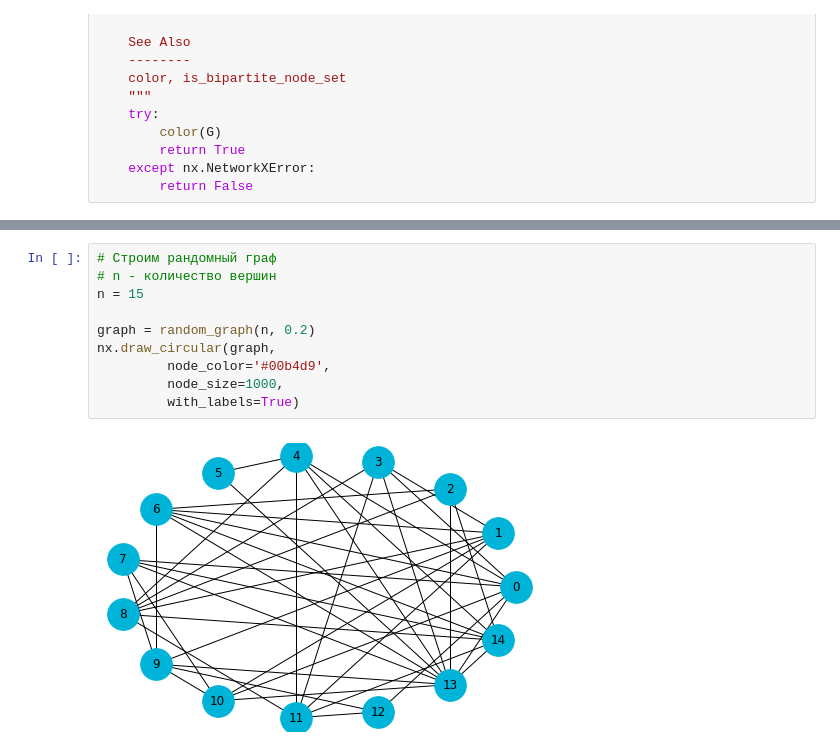
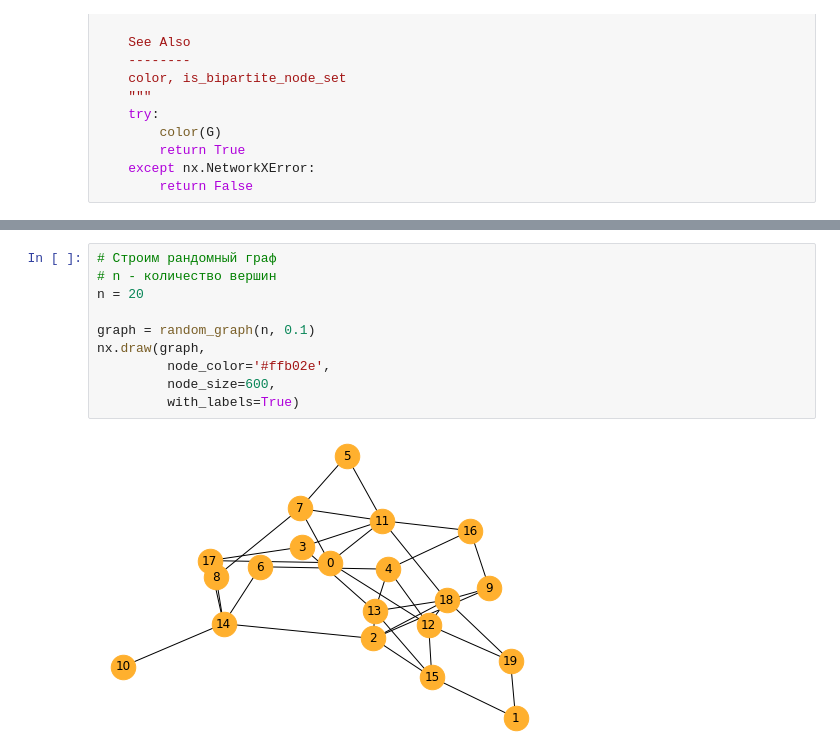
Before and after one commit to OlyaKotova/Graphs, a Jupyter notebook: diplom.ipynb, the cells around one changed output, grey strips where cells are left out. Drawn from its saved outputs; the diff is of its cells as text.

```diff
--- a/diplom.ipynb
+++ b/diplom.ipynb
@@ -128,12 +138,12 @@ def is_bipartite(G):
 # %%
 # Строим рандомный граф
 # n - количество вершин
-n = 15
+n = 20
 
-graph = random_graph(n, 0.2)
-nx.draw_circular(graph,
-         node_color='#00b4d9',
-         node_size=1000,
+graph = random_graph(n, 0.1)
+nx.draw(graph,
+         node_color='#ffb02e',
+         node_size=600,
          with_labels=True)
 # %% [output]
-[figure, old version]
+[figure, new version]
```
Also changed, not shown: parts of 7 cells of this notebook.
